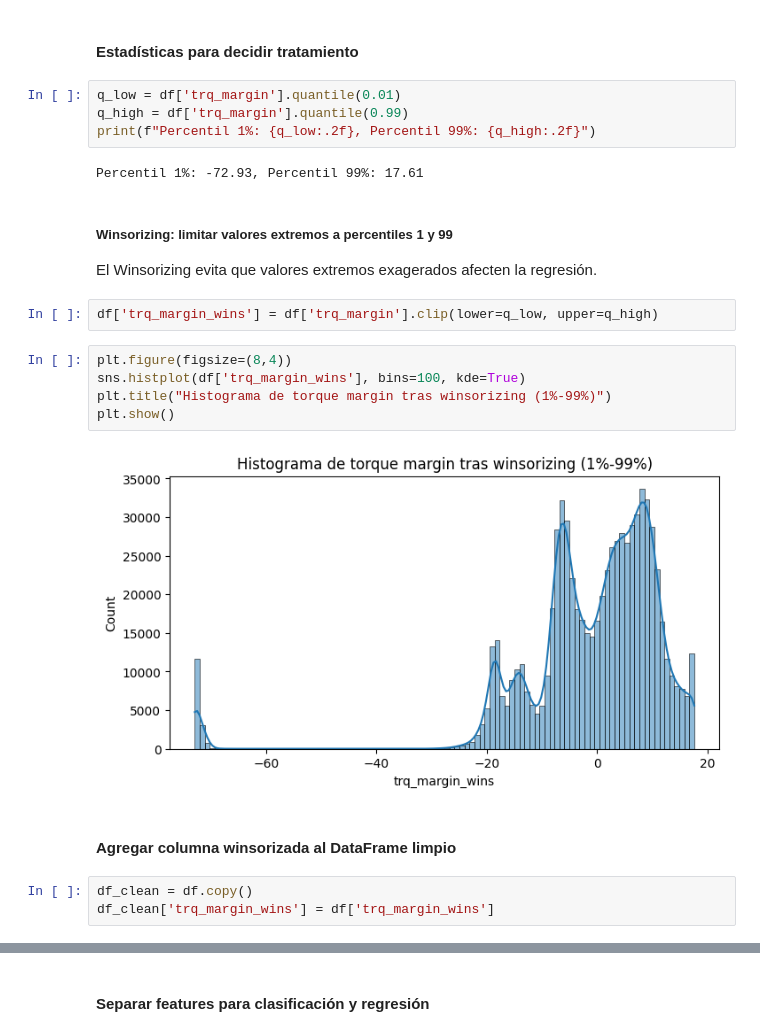
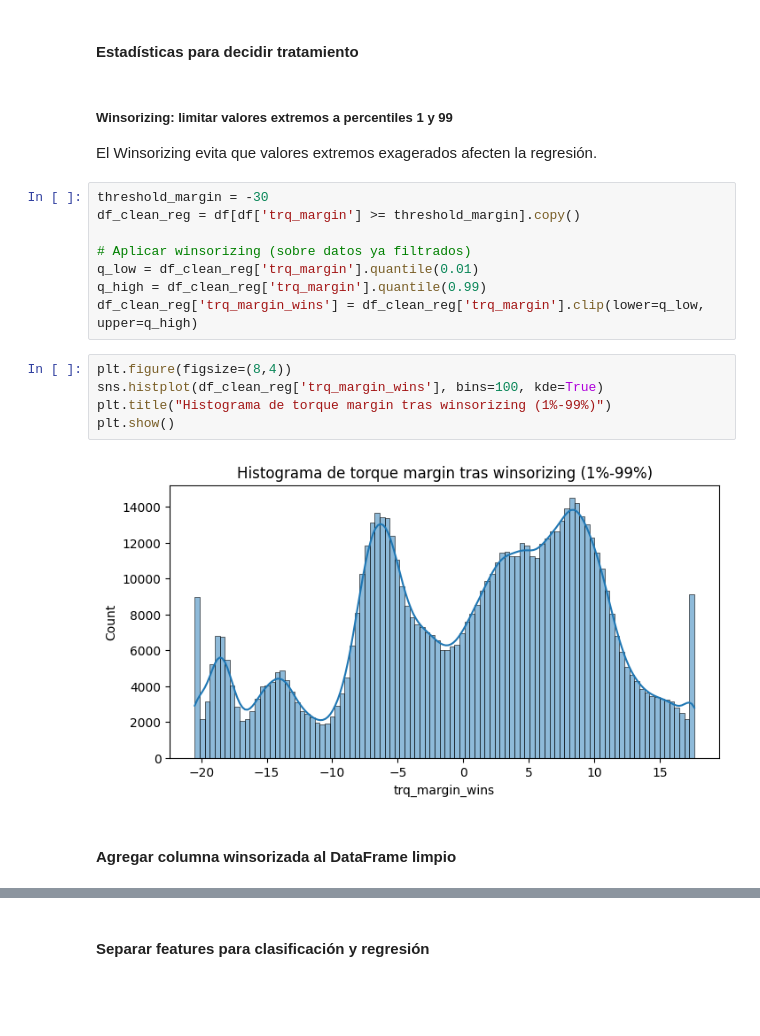
Before and after one commit to karentp/DataChallenge_2024, a Jupyter notebook: preprocessing/data-preprocessing.ipynb, the cells around one changed output, grey strips where cells are left out. Drawn from its saved outputs; the diff is of its cells as text; blank space fills up the shorter version.

Commit message:
cleaning files

```diff
--- a/preprocessing/data-preprocessing.ipynb
+++ b/preprocessing/data-preprocessing.ipynb
@@ -164,27 +211,24 @@ plt.show()
 [figure]
 # %% [markdown]
 ####  Estadísticas para decidir tratamiento
-# %%
-q_low = df['trq_margin'].quantile(0.01)
-q_high = df['trq_margin'].quantile(0.99)
-print(f"Percentil 1%: {q_low:.2f}, Percentil 99%: {q_high:.2f}")
-# %% [output]
-Percentil 1%: -72.93, Percentil 99%: 17.61
 # %% [markdown]
 ##### Winsorizing: limitar valores extremos a percentiles 1 y 99
 El Winsorizing evita que valores extremos exagerados afecten la regresión.
-# %%
-df['trq_margin_wins'] = df['trq_margin'].clip(lower=q_low, upper=q_high)
+# %%
+threshold_margin = -30
+df_clean_reg = df[df['trq_margin'] >= threshold_margin].copy()
+
+# Aplicar winsorizing (sobre datos ya filtrados)
+q_low = df_clean_reg['trq_margin'].quantile(0.01)
+q_high = df_clean_reg['trq_margin'].quantile(0.99)
+df_clean_reg['trq_margin_wins'] = df_clean_reg['trq_margin'].clip(lower=q_low, upper=q_high)
 # %%
 plt.figure(figsize=(8,4))
-sns.histplot(df['trq_margin_wins'], bins=100, kde=True)
+sns.histplot(df_clean_reg['trq_margin_wins'], bins=100, kde=True)
 plt.title("Histograma de torque margin tras winsorizing (1%-99%)")
 plt.show()
 # %% [output]
-[figure, old version]
+[figure, new version]
 # %% [markdown]
 ####  Agregar columna winsorizada al DataFrame limpio
-# %%
-df_clean = df.copy()
-df_clean['trq_margin_wins'] = df['trq_margin_wins']
 # %%
```
Also changed, not shown: parts of 20 cells of this notebook, 9 other files.
